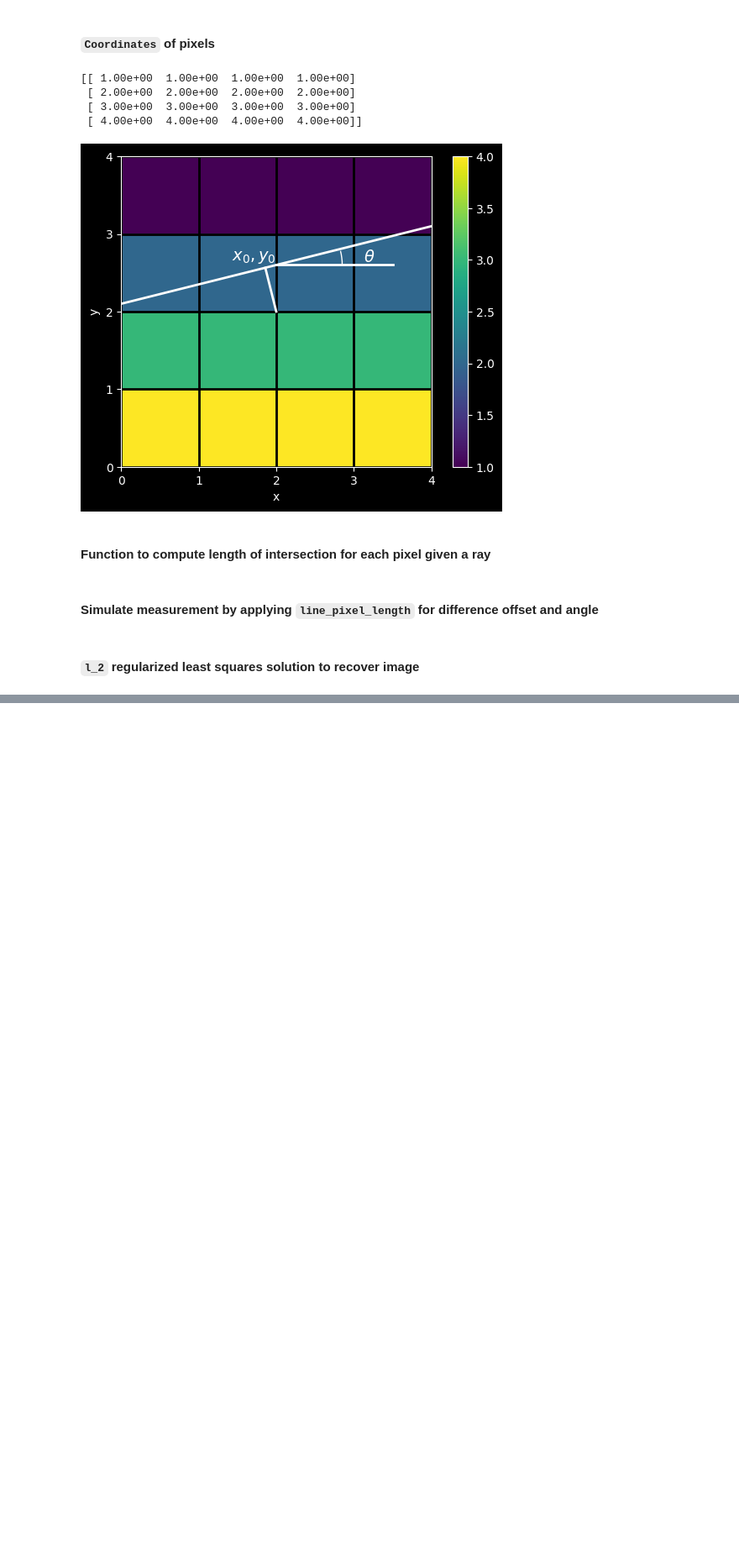
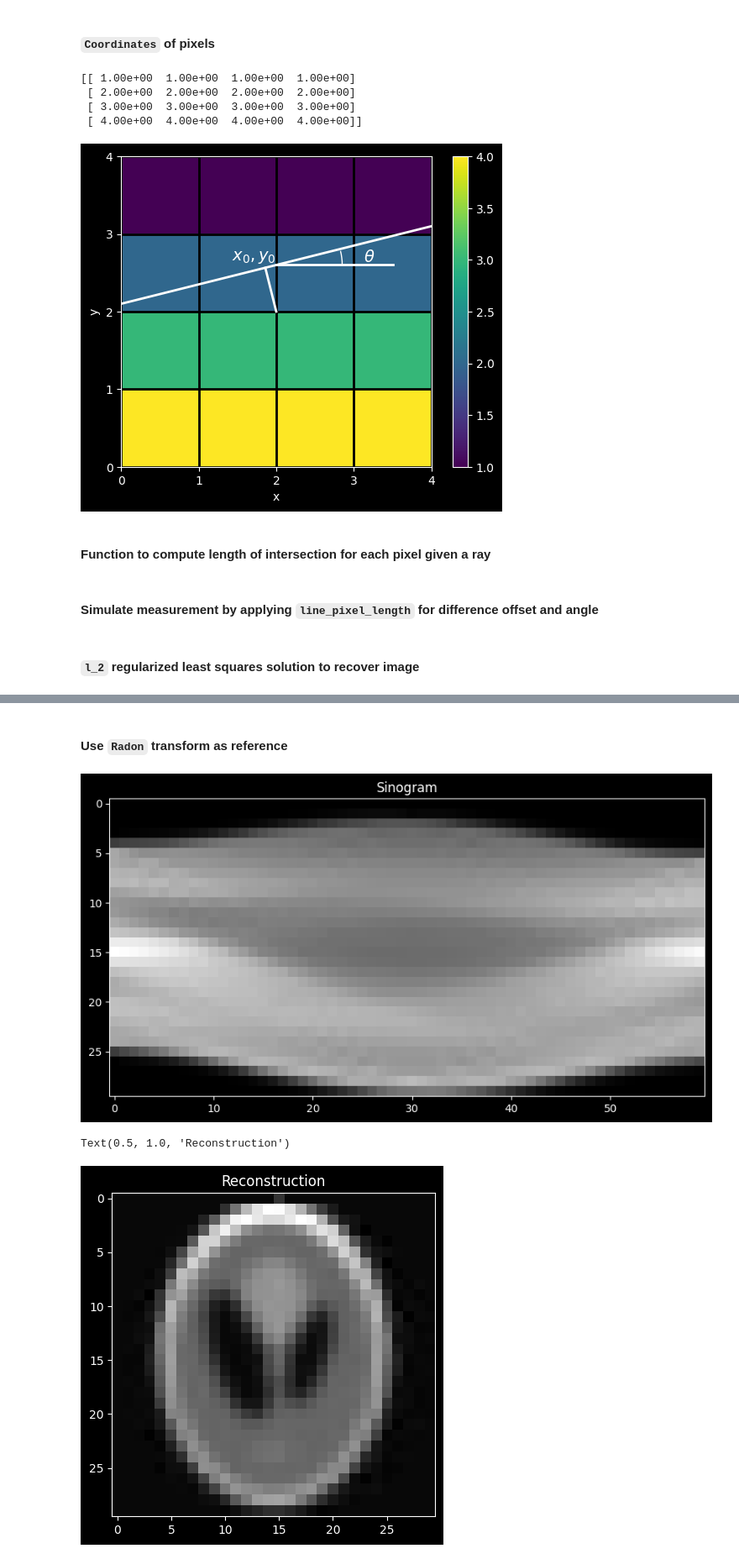
Before and after one commit to heyjianjing/linear_algebra, a Jupyter notebook: la_ex_06_tomography_with_least_squares.ipynb, the cells around one changed output, grey strips where cells are left out. Shown at 84% size. Cells and saved outputs as stored; diff of their text form; code cells hidden in the pictures; blank space fills up the shorter version.

```diff
--- a/la_ex_06_tomography_with_least_squares.ipynb
+++ b/la_ex_06_tomography_with_least_squares.ipynb
@@ -213 +214,22 @@ plt.show()
 [figure]
+# %% [markdown]
+#### Use `Radon` transform as reference
+# %%
+from skimage.transform import radon, iradon
+
+theta = np.linspace(0., 180., 60, endpoint=False)
+sinogram = radon(img, theta=theta, circle=True)
+reconstruction = iradon(sinogram, theta=theta, circle=True)
+
+plt.figure(figsize=(10, 5))
+plt.imshow(sinogram, cmap='gray')
+plt.title('Sinogram')
+plt.show()
+
+plt.figure(figsize=(10, 5))
+plt.imshow(reconstruction, cmap='gray')
+plt.title('Reconstruction')
+# %% [output]
+[figure, added]
+Text(0.5, 1.0, 'Reconstruction')
+[figure, added]
```
Also changed, not shown: parts of 3 cells of this notebook.
